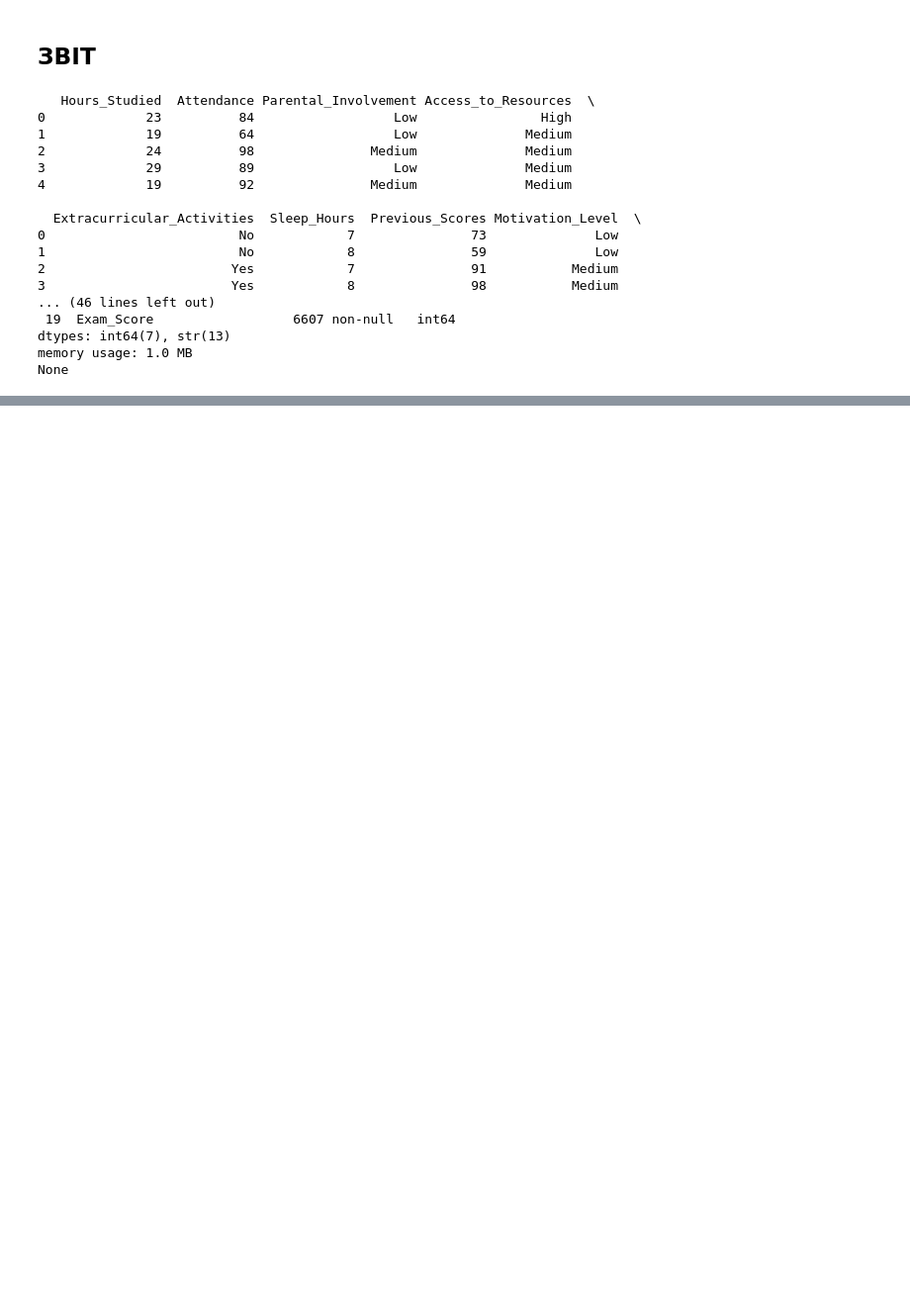
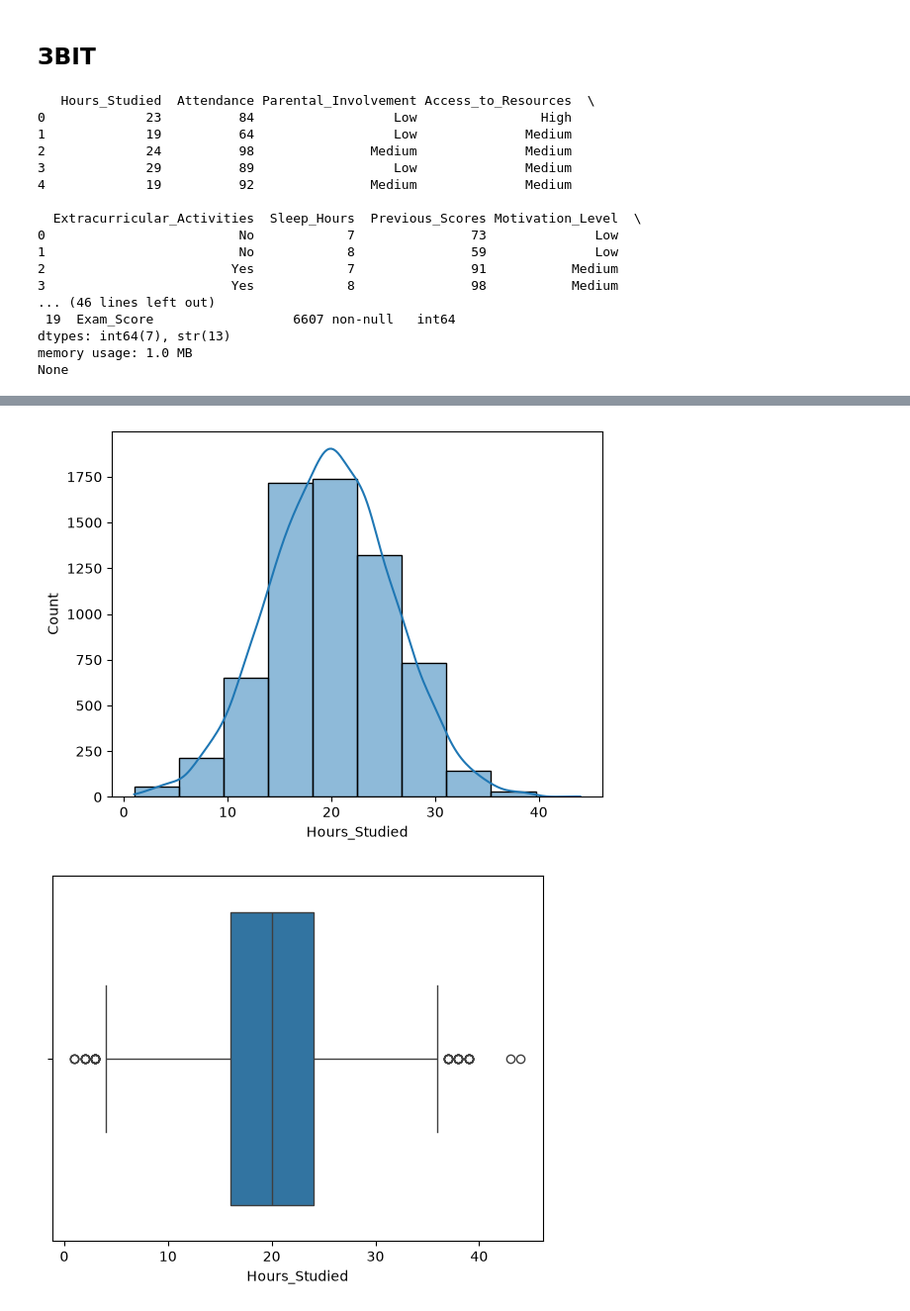
Before and after one commit to cendt872-ctrl/MIAZ-2026-practice-works_KSP, a Jupyter notebook: 3_3.ipynb, the cells around one changed output, grey strips where cells are left out. Shown at 99% size. Drawn from its saved outputs; the diff is of its cells as text; code cells hidden in the pictures; blank space fills up the shorter version.

```diff
--- a/3_3.ipynb
+++ b/3_3.ipynb
@@ -32,17 +32,33 @@ None
 # %%
 import pandas as pd
 
+# Завантаження даних
 df = pd.read_csv('StudentPerformanceFactors.csv')
 
 # Перевірка на пропущені значення
+print("Пропущені значення:")
 print(df.isnull().sum())
 
-   # Заповнення пропущених значень середнім для числових стовпців
-df.fillna(df.mean(numeric_only=True), inplace=True)
+# Заповнення пропущених значень у числових стовпцях середнім
+numeric_columns = df.select_dtypes(include='number').columns
+df[numeric_columns] = df[numeric_columns].fillna(
+    df[numeric_columns].mean()
+)
 
-   # Видалення дублікатів
+# Заповнення пропущених значень у категоріальних стовпцях модою
+categorical_columns = df.select_dtypes(include='object').columns
+
+for column in categorical_columns:
+    df[column] = df[column].fillna(df[column].mode()[0])
+
+# Видалення дублікатів
 df.drop_duplicates(inplace=True)
 
-   # Перетворення категоріальних змінних на числові (якщо потрібно)
-df['category_column'] = df['category_column'].astype('category').cat.codes
+# Перетворення категоріальних змінних на числові
+for column in categorical_columns:
+    df[column] = df[column].astype('category').cat.codes
+
+# Перевірка результату
+print("\nТипи даних після обробки:")
+print(df.dtypes)
 # %% [output]
@@ -66,0 +105,21 @@ KeyError: 'category_column'
+# %%
+import seaborn as sns
+import matplotlib.pyplot as plt
+
+# Гістограма для кількісної змінної
+sns.histplot(df['Hours_Studied'], bins=10, kde=True)
+plt.show()
+
+# Коробкова діаграма для аналізу викидів
+sns.boxplot(x=df['Hours_Studied'])
+plt.show()
+
+# Діаграма розсіювання для двох кількісних змінних
+sns.scatterplot(
+    x=df['Hours_Studied'],
+    y=df['Exam_Score']
+)
+plt.show()
+# %% [output]
+[figure, added]
+[figure, added]
```
Also changed, not shown: parts of 4 cells of this notebook.
